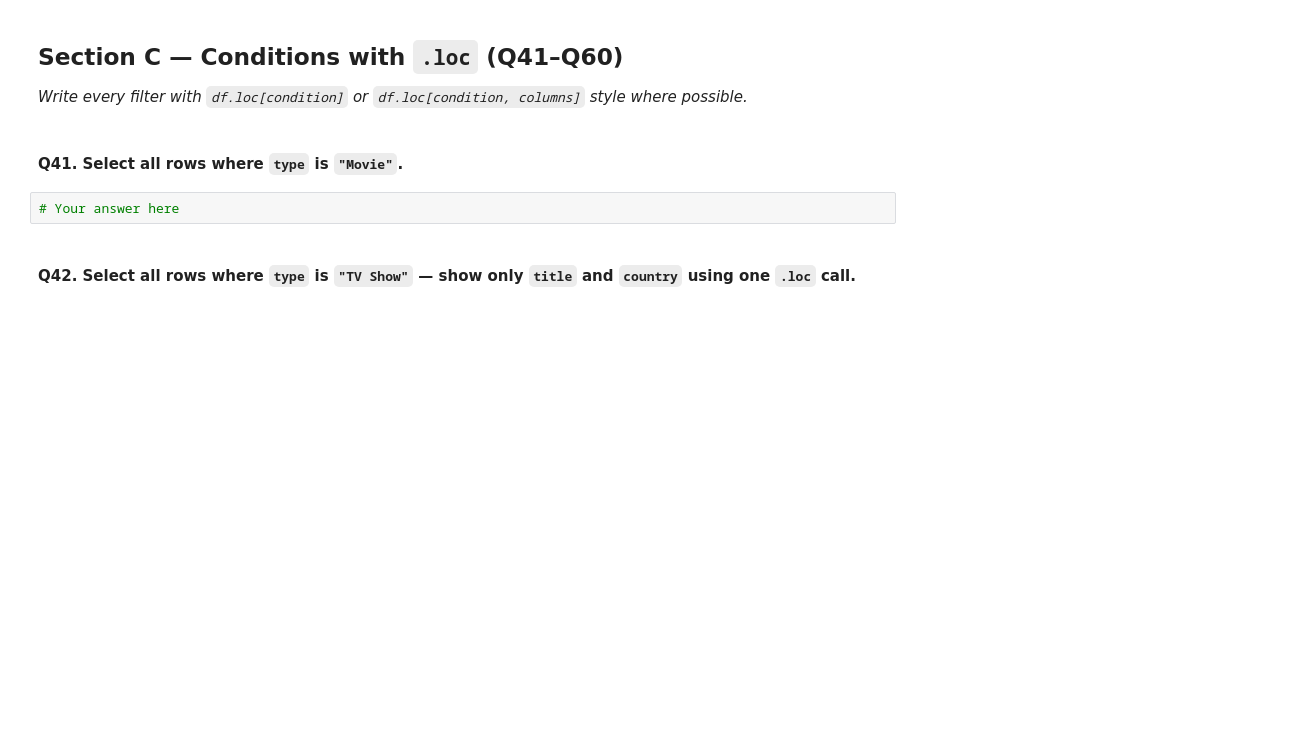
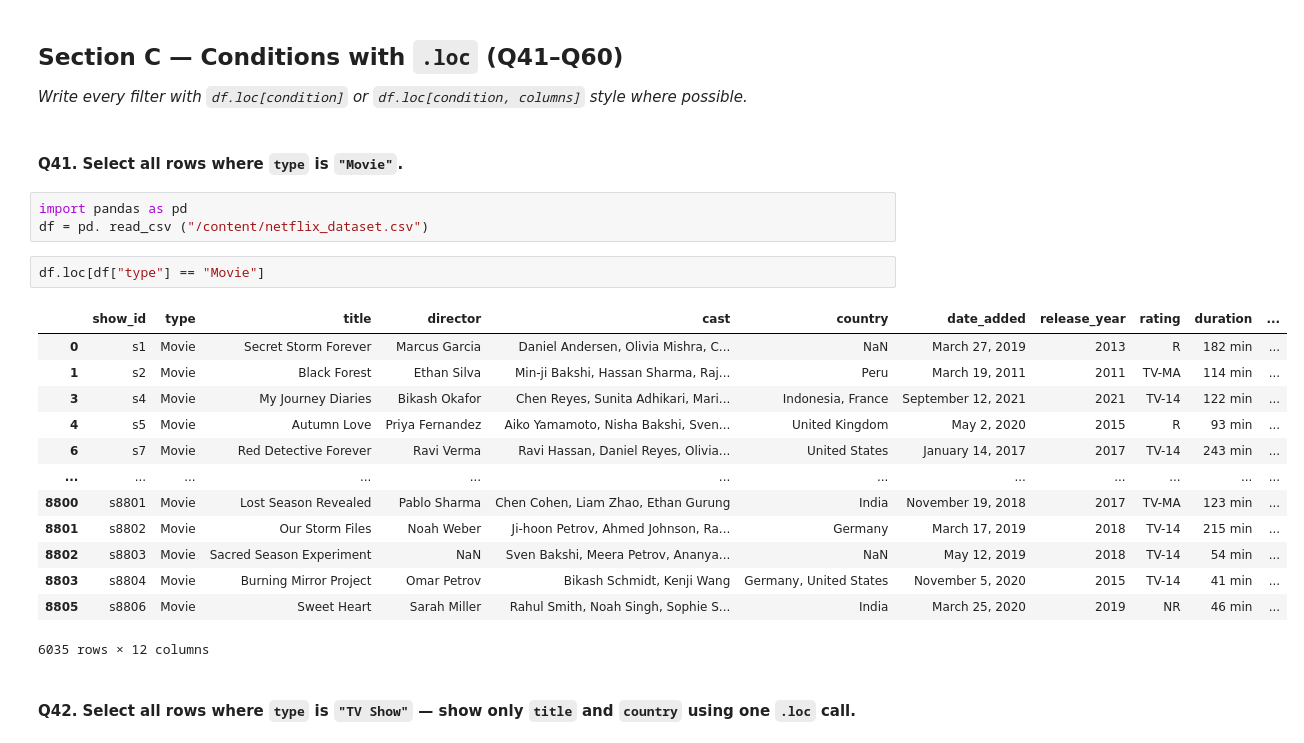
Before and after one commit to Craniax01/pandas, a Jupyter notebook: netflix_workbook_(1).ipynb, the cells around one changed output. Cells and saved outputs as stored; diff of their text form; blank space fills up the shorter version.

Commit message:
netflix practise

```diff
--- a/netflix_workbook (1).ipynb
+++ b/netflix_workbook_(1).ipynb
@@ -427,8 +540,25 @@ df.iloc [99, 1]
 *Write every filter with `df.loc[condition]` or `df.loc[condition, columns]` style where possible.*
 # %% [markdown]
 #### Q41. Select all rows where `type` is `"Movie"`.
+# %%
+import pandas as pd
+df = pd. read_csv ("/content/netflix_dataset.csv")
 # %%
-# Your answer here
+df.loc[df["type"] == "Movie"]
+# %% [output]
+|  | show_id | type | title | director | cast | country | date_added | release_year | rating | duration | ... |
+| 0 | s1 | Movie | Secret Storm Forever | Marcus Garcia | Daniel Andersen, Olivia Mishra, C... | NaN | March 27, 2019 | 2013 | R | 182 min | ... |
+| 1 | s2 | Movie | Black Forest | Ethan Silva | Min-ji Bakshi, Hassan Sharma, Raj... | Peru | March 19, 2011 | 2011 | TV-MA | 114 min | ... |
+| 3 | s4 | Movie | My Journey Diaries | Bikash Okafor | Chen Reyes, Sunita Adhikari, Mari... | Indonesia, France | September 12, 2021 | 2021 | TV-14 | 122 min | ... |
+| 4 | s5 | Movie | Autumn Love | Priya Fernandez | Aiko Yamamoto, Nisha Bakshi, Sven... | United Kingdom | May 2, 2020 | 2015 | R | 93 min | ... |
+| 6 | s7 | Movie | Red Detective Forever | Ravi Verma | Ravi Hassan, Daniel Reyes, Olivia... | United States | January 14, 2017 | 2017 | TV-14 | 243 min | ... |
+| ... | ... | ... | ... | ... | ... | ... | ... | ... | ... | ... | ... |
+| 8800 | s8801 | Movie | Lost Season Revealed | Pablo Sharma | Chen Cohen, Liam Zhao, Ethan Gurung | India | November 19, 2018 | 2017 | TV-MA | 123 min | ... |
+| 8801 | s8802 | Movie | Our Storm Files | Noah Weber | Ji-hoon Petrov, Ahmed Johnson, Ra... | Germany | March 17, 2019 | 2018 | TV-14 | 215 min | ... |
+| 8802 | s8803 | Movie | Sacred Season Experiment | NaN | Sven Bakshi, Meera Petrov, Ananya... | NaN | May 12, 2019 | 2018 | TV-14 | 54 min | ... |
+| 8803 | s8804 | Movie | Burning Mirror Project | Omar Petrov | Bikash Schmidt, Kenji Wang | Germany, United States | November 5, 2020 | 2015 | TV-14 | 41 min | ... |
+| 8805 | s8806 | Movie | Sweet Heart | Sarah Miller | Rahul Smith, Noah Singh, Sophie S... | India | March 25, 2020 | 2019 | NR | 46 min | ... |
+6035 rows × 12 columns
 # %% [markdown]
 #### Q42. Select all rows where `type` is `"TV Show"` — show only `title` and `country` using one `.loc` call.
 # %%
```
Also changed, not shown: parts of 17 cells of this notebook.
